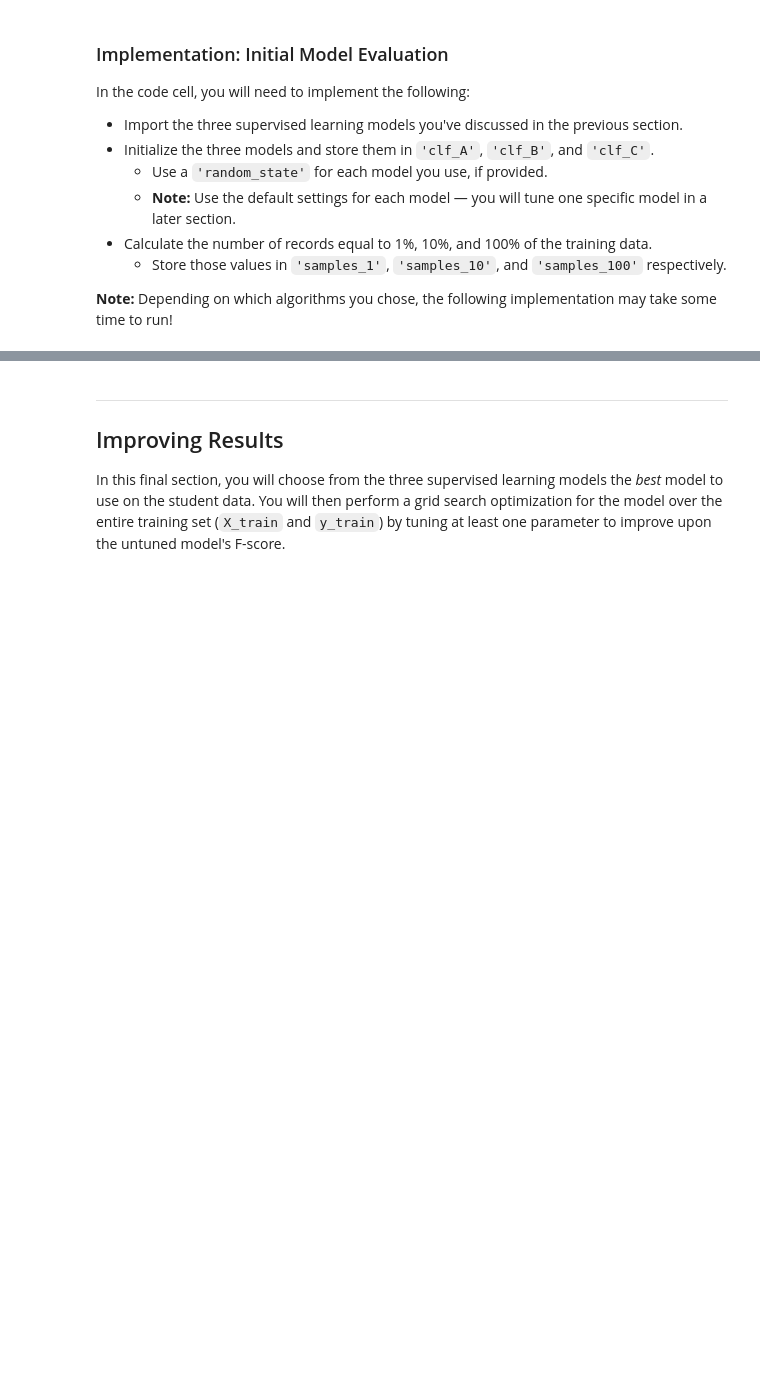
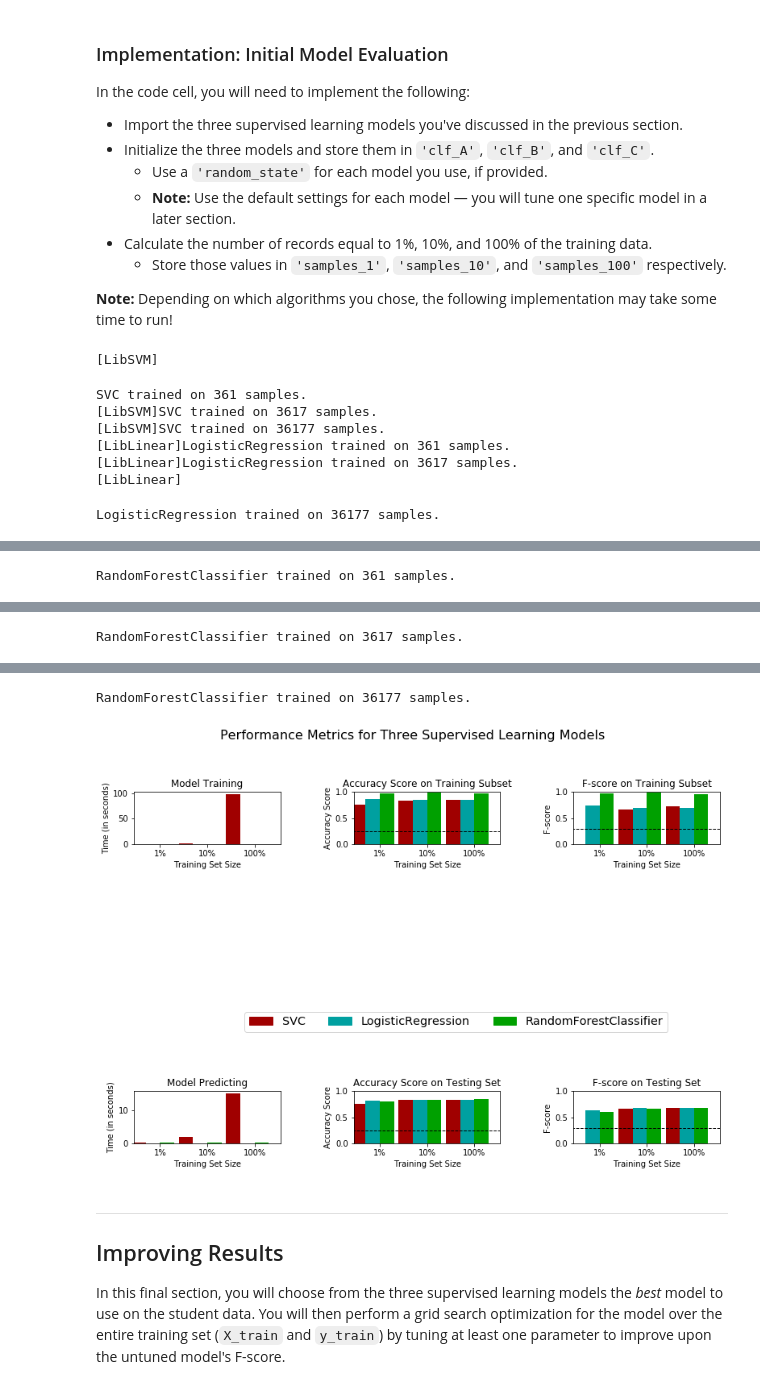
Before and after one commit to maheshbabugorantla/Machine_Learning, a Jupyter notebook: finding_donors/finding_donors.ipynb, the cells around one changed output, grey strips where cells are left out. Drawn from its saved outputs; the diff is of its cells as text; code cells hidden in the pictures; blank space fills up the shorter version.

```diff
--- a/finding_donors/finding_donors.ipynb
+++ b/finding_donors/finding_donors.ipynb
@@ -150,14 +170,14 @@ Additionally, as with the non-numeric features, we need to convert the non-numer
    - Set records with "<=50K" to `0` and records with ">50K" to `1`.
 # %%
 # TODO: One-hot encode the 'features_log_minmax_transform' data using pandas.get_dummies()
-features_final = None
+features_final = pd.get_dummies(features_log_minmax_transform)
 
 # TODO: Encode the 'income_raw' data to numerical values
-income = None
+income = pd.get_dummies(income_raw)
 
 # Print the number of features after one-hot encoding
 encoded = list(features_final.columns)
 print("{} total features after one-hot encoding.".format(len(encoded)))
 
 # Uncomment the following line to see the encoded feature names
-# print encoded
+display(features_final.head(n=5))
@@ -220,21 +252,23 @@ For classification problems that are skewed in their classification distribution
 * When we have a model that always predicts '1' (i.e. the individual makes more than 50k) then our model will have no True Negatives(TN) or False Negatives(FN) as we are not making any negative('0' value) predictions. Therefore our Accuracy in this case becomes the same as our Precision(True Positives/(True Positives + False Positives)) as every prediction that we have made with value '1' that should have '0' becomes a False Positive; therefore our denominator in this case is the total number of records we have in total.
 * Our Recall score(True Positives/(True Positives + False Negatives)) in this setting becomes 1 as we have no False Negatives.
 # %%
-'''
-TP = np.sum(income) # Counting the ones as this is the naive case. Note that 'income' is the 'income_raw' data
-encoded to numerical values done in the data preprocessing step.
-FP = income.count() - TP # Specific to the naive case
+# Counting the ones as this is the naive case.
+# Note that 'income' is the 'income_raw' data encoded to numerical values done in the data preprocessing step.
+total_predictions = n_at_most_50k + n_greater_50k
+TP = n_greater_50k
+FP = total_predictions - TP # Specific to the naive case
 
 TN = 0 # No predicted negatives in the naive case
 FN = 0 # No predicted negatives in the naive case
-'''
+
 # TODO: Calculate accuracy, precision and recall
-accuracy = None
-recall = None
-precision = None
+accuracy = TP / total_predictions
+recall = TP / (TP + FN)
+precision = TP / (TP + FP)
 
 # TODO: Calculate F-score using the formula above for beta = 0.5 and correct values for precision and recall.
-fscore = None
+beta = 0.5
+fscore = ((1 + beta**2) * precision * recall) / (((beta**2)*precision) + recall)
 
 # Print the results
 print("Naive Predictor: [Accuracy score: {:.4f}, F-score: {:.4f}]".format(accuracy, fscore))
@@ -337,19 +431,22 @@ In the code cell, you will need to implement the following:
 **Note:** Depending on which algorithms you chose, the following implementation may take some time to run!
 # %%
 # TODO: Import the three supervised learning models from sklearn
+from sklearn.svm import SVC
+from sklearn.linear_model import LogisticRegression
+from sklearn.ensemble import RandomForestClassifier
 
 # TODO: Initialize the three models
-clf_A = None
-clf_B = None
-clf_C = None
+clf_A = SVC(random_state=42, verbose=True)
+clf_B = LogisticRegression(random_state=42, n_jobs=-1, verbose=True)
+clf_C = RandomForestClassifier(random_state=42, n_jobs=-1, verbose=True)
 
 # TODO: Calculate the number of samples for 1%, 10%, and 100% of the training data
 # HINT: samples_100 is the entire training set i.e. len(y_train)
 # HINT: samples_10 is 10% of samples_100 (ensure to set the count of the values to be `int` and not `float`)
 # HINT: samples_1 is 1% of samples_100 (ensure to set the count of the values to be `int` and not `float`)
-samples_100 = None
-samples_10 = None
-samples_1 = None
+samples_100 = len(y_train)
+samples_10 = int(0.1 * samples_100)
+samples_1 = int(0.01 * samples_100)
 
 # Collect results on the learners
 results = {}
@@ -357,8 +454,16 @@ for clf in [clf_A, clf_B, clf_C]:
     clf_name = clf.__class__.__name__
     results[clf_name] = {}
     for i, samples in enumerate([samples_1, samples_10, samples_100]):
-        results[clf_name][i] = \
-        train_predict(clf, samples, X_train, y_train, X_test, y_test)
+        results[clf_name][i] = train_predict(clf, samples, X_train, y_train, X_test, y_test)
 
 # Run metrics visualization for the three supervised learning models chosen
 vs.evaluate(results, accuracy, fscore)
+# %% [output]
+[LibSVM]
+SVC trained on 361 samples.
+[LibSVM]SVC trained on 3617 samples.
+[LibSVM]SVC trained on 36177 samples.
+[LibLinear]LogisticRegression trained on 361 samples.
+[LibLinear]LogisticRegression trained on 3617 samples.
+[LibLinear]
+LogisticRegression trained on 36177 samples.
@@ -364,0 +478 @@ vs.evaluate(results, accuracy, fscore)
+RandomForestClassifier trained on 361 samples.
@@ -364,0 +483 @@ vs.evaluate(results, accuracy, fscore)
+RandomForestClassifier trained on 3617 samples.
@@ -365,3 +490,5 @@ vs.evaluate(results, accuracy, fscore)
+RandomForestClassifier trained on 36177 samples.
+[figure, added]
 # %% [markdown]
 ----
 ## Improving Results
```
Also changed, not shown: parts of 33 cells of this notebook.
